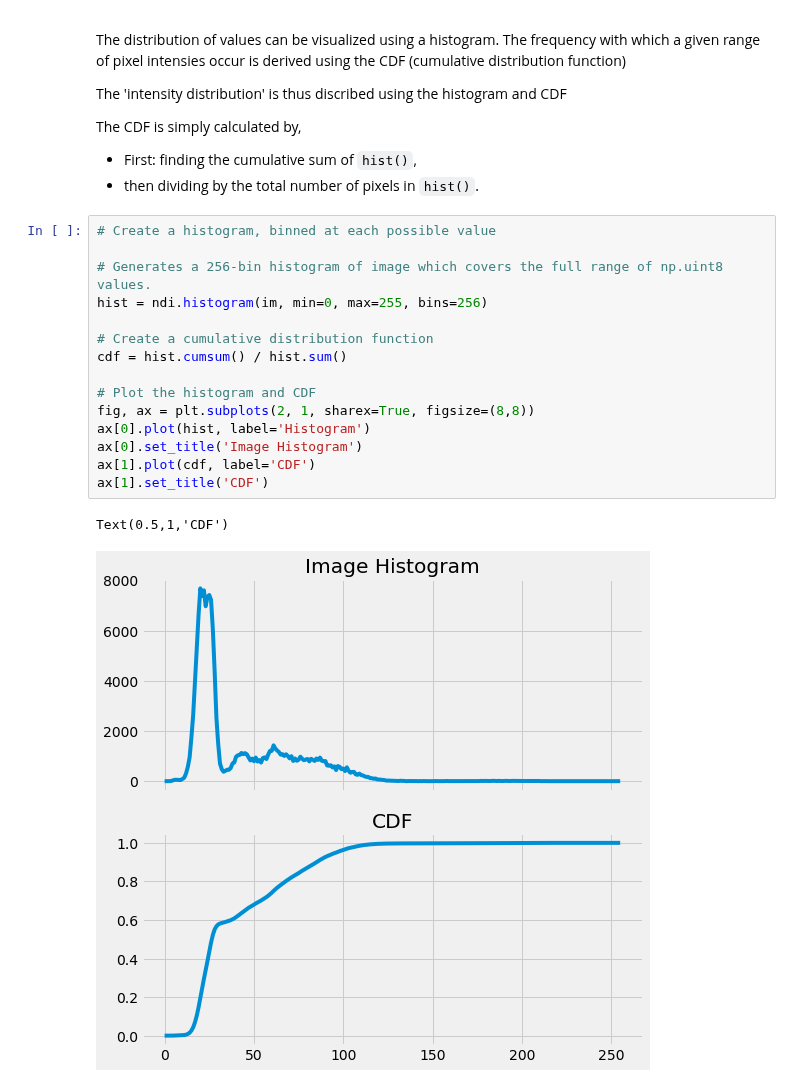
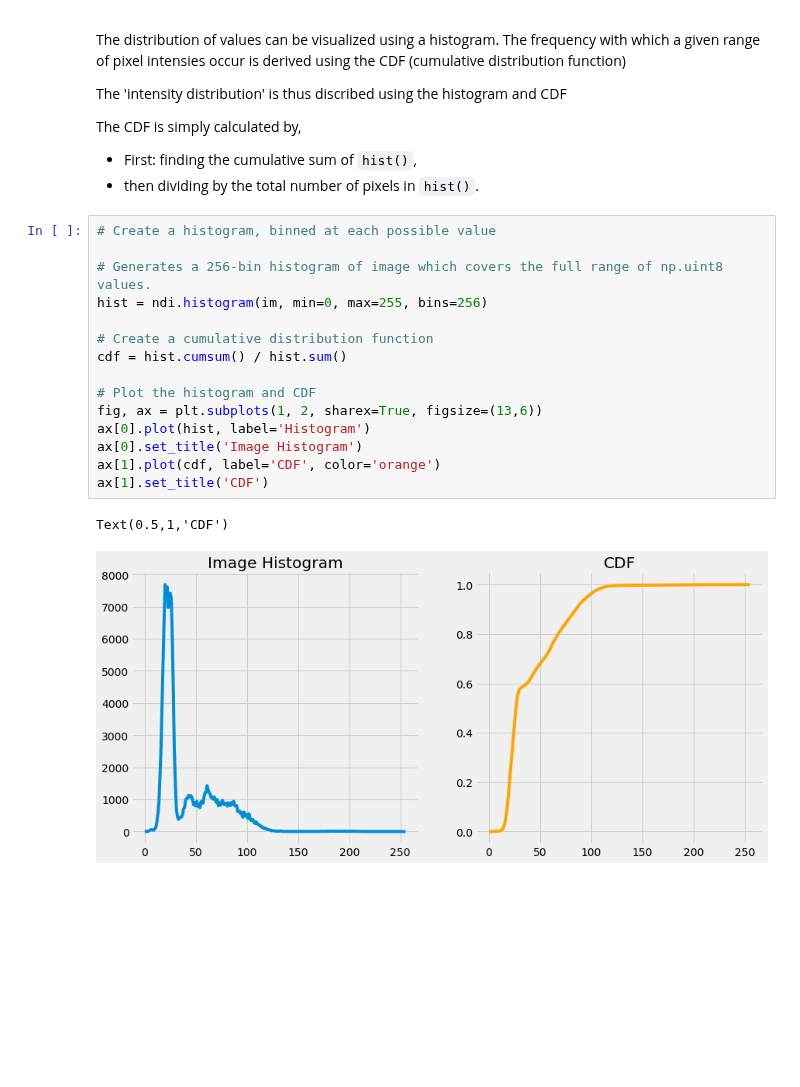
Before and after one commit to Venkat-Rajgopal/Medical-Image-Analysis, a Jupyter notebook: Masking and filtering.ipynb, the cells around one changed output. Drawn from its saved outputs; the diff is of its cells as text; blank space fills up the shorter version.

```diff
--- a/Masking and filtering.ipynb
+++ b/Masking and filtering.ipynb
@@ -47,18 +46,18 @@ The CDF is simply calculated by,
 # %%
 # Create a histogram, binned at each possible value
 
 # Generates a 256-bin histogram of image which covers the full range of np.uint8 values.
 hist = ndi.histogram(im, min=0, max=255, bins=256)
 
 # Create a cumulative distribution function
 cdf = hist.cumsum() / hist.sum()
 
 # Plot the histogram and CDF
-fig, ax = plt.subplots(2, 1, sharex=True, figsize=(8,8))
+fig, ax = plt.subplots(1, 2, sharex=True, figsize=(13,6))
 ax[0].plot(hist, label='Histogram')
 ax[0].set_title('Image Histogram')
-ax[1].plot(cdf, label='CDF')
+ax[1].plot(cdf, label='CDF', color='orange')
 ax[1].set_title('CDF')
 # %% [output]
 Text(0.5,1,'CDF')
-[figure, old version]
+[figure, new version]
```
Also changed, not shown: parts of 10 cells of this notebook, 1 other file.
